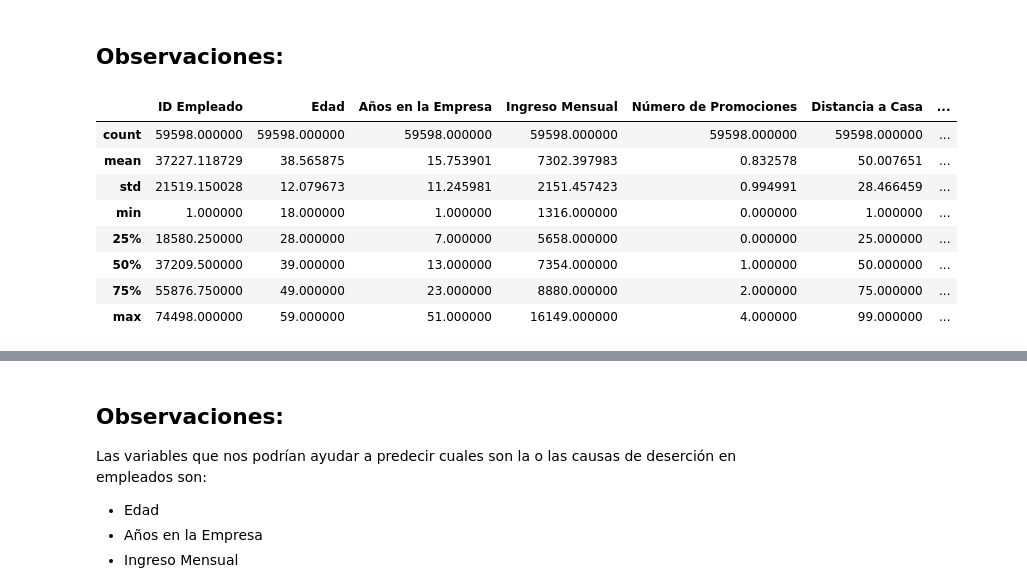
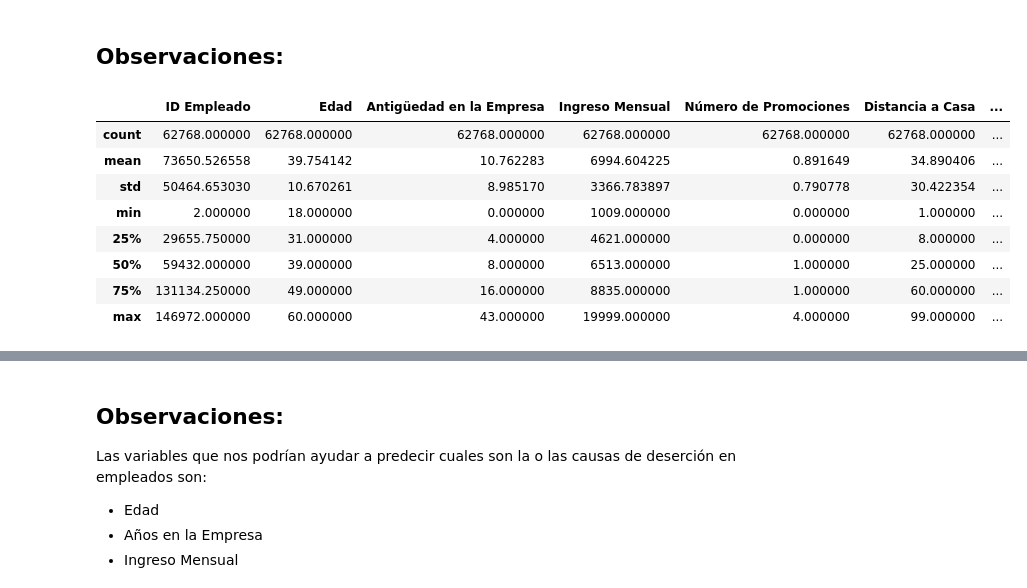
Before and after one commit to equipoPI/EDADesersionEmpleados, a Jupyter notebook: EDA desercion.ipynb, the cells around one changed output, grey strips where cells are left out. Drawn from its saved outputs; the diff is of its cells as text; code cells hidden in the pictures.

```diff
--- a/EDA desercion.ipynb
+++ b/EDA desercion.ipynb
@@ -159,0 +197,4 @@ Debido a la eliminación del 33,8% del Dataset original, se presento la idea de
+# %%
+df2[['Número de Promociones', 'Número de Dependientes', 'Trabajo Remoto', 'Oportunidades de Liderazgo', 'Oportunidades de Innovación', 'Reconocimiento a Empleado']] = None
+df2['Tamaño de Empresa'] = 'Large'
+df2['Reputación de la Empresa'] = 'Excellent'
@@ -159,0 +250,11 @@ Debido a la eliminación del 33,8% del Dataset original, se presento la idea de
+# %%
+df2['ID Empleado'] = pd.to_numeric(df2['ID Empleado'] , errors='coerce')
+df2['Edad'] = pd.to_numeric(df2['Edad'] , errors='coerce')
+df2['Antigüedad en la Empresa'] = pd.to_numeric(df2['Antigüedad en la Empresa'], errors='coerce')
+df2['Ingreso Mensual'] = pd.to_numeric(df2['Ingreso Mensual'], errors='coerce')
+df2['Número de Promociones'] = pd.to_numeric(df2['Número de Promociones'], errors='coerce')
+df2['Distancia a Casa'] = pd.to_numeric(df2['Distancia a Casa'], errors='coerce')
+df2['Número de Dependientes'] = pd.to_numeric(df2['Número de Dependientes'], errors='coerce')
+df2['Antigüeadad en el Rubro'] = pd.to_numeric(df2['Antigüeadad en el Rubro'], errors='coerce')
+df2 = df2.dropna()
+df2.info()
@@ -159,0 +279,10 @@ Debido a la eliminación del 33,8% del Dataset original, se presento la idea de
+# %%
+df2['ID Empleado'] = df2['ID Empleado'].astype(int)
+df2['Edad'] = df2['Edad'].astype(int)
+df2['Antigüedad en la Empresa'] = df2['Antigüedad en la Empresa'].astype(int)
+df2['Ingreso Mensual'] = df2['Ingreso Mensual'].astype(int)
+df2['Número de Promociones'] = df2['Número de Promociones'].astype(int)
+df2['Distancia a Casa'] = df2['Distancia a Casa'].astype(int)
+df2['Número de Dependientes'] = df2['Número de Dependientes'].astype(int)
+df2['Antigüeadad en el Rubro'] = df2['Antigüeadad en el Rubro'].astype(int)
+df2.info()
@@ -159,0 +307,3 @@ Debido a la eliminación del 33,8% del Dataset original, se presento la idea de
+# %%
+dfconcatenado = pd.concat([df, df2], axis=0, ignore_index=True)
+dfconcatenado.info()
@@ -221,17 +392,17 @@ for i, col in enumerate(col_cat):
 # %% [markdown]
 ## Observaciones:
 # %%
-df.describe()
+dfconcatenado.describe()
 # %% [output]
-|  | ID Empleado | Edad | Años en la Empresa | Ingreso Mensual | Número de Promociones | Distancia a Casa | ... |
-| count | 59598.000000 | 59598.000000 | 59598.000000 | 59598.000000 | 59598.000000 | 59598.000000 | ... |
-| mean | 37227.118729 | 38.565875 | 15.753901 | 7302.397983 | 0.832578 | 50.007651 | ... |
-| std | 21519.150028 | 12.079673 | 11.245981 | 2151.457423 | 0.994991 | 28.466459 | ... |
-| min | 1.000000 | 18.000000 | 1.000000 | 1316.000000 | 0.000000 | 1.000000 | ... |
-| 25% | 18580.250000 | 28.000000 | 7.000000 | 5658.000000 | 0.000000 | 25.000000 | ... |
-| 50% | 37209.500000 | 39.000000 | 13.000000 | 7354.000000 | 1.000000 | 50.000000 | ... |
-| 75% | 55876.750000 | 49.000000 | 23.000000 | 8880.000000 | 2.000000 | 75.000000 | ... |
-| max | 74498.000000 | 59.000000 | 51.000000 | 16149.000000 | 4.000000 | 99.000000 | ... |
+|  | ID Empleado | Edad | Antigüedad en la Empresa | Ingreso Mensual | Número de Promociones | Distancia a Casa | ... |
+| count | 62768.000000 | 62768.000000 | 62768.000000 | 62768.000000 | 62768.000000 | 62768.000000 | ... |
+| mean | 73650.526558 | 39.754142 | 10.762283 | 6994.604225 | 0.891649 | 34.890406 | ... |
+| std | 50464.653030 | 10.670261 | 8.985170 | 3366.783897 | 0.790778 | 30.422354 | ... |
+| min | 2.000000 | 18.000000 | 0.000000 | 1009.000000 | 0.000000 | 1.000000 | ... |
+| 25% | 29655.750000 | 31.000000 | 4.000000 | 4621.000000 | 0.000000 | 8.000000 | ... |
+| 50% | 59432.000000 | 39.000000 | 8.000000 | 6513.000000 | 1.000000 | 25.000000 | ... |
+| 75% | 131134.250000 | 49.000000 | 16.000000 | 8835.000000 | 1.000000 | 60.000000 | ... |
+| max | 146972.000000 | 60.000000 | 43.000000 | 19999.000000 | 4.000000 | 99.000000 | ... |
 # %%
 # Realizamos histogramas para el analisis y entendimiento de las variables numéricas con las que contamos.
 
```
Also changed, not shown: parts of 19 cells of this notebook.
